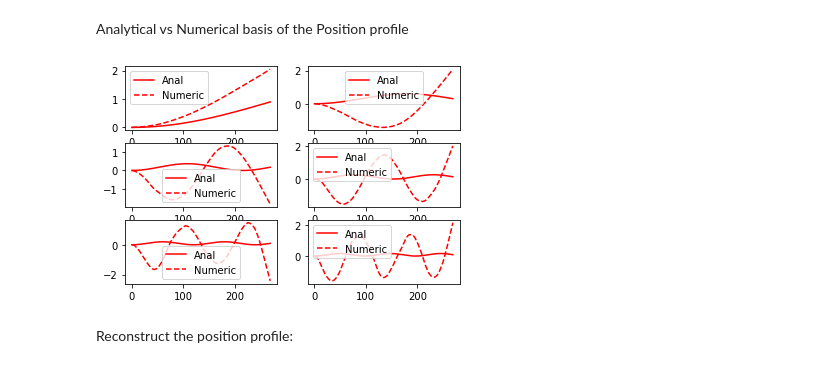
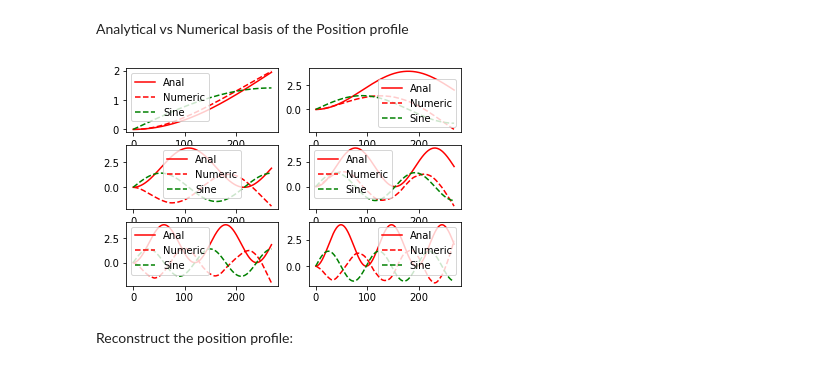
Before and after one commit to thinhhoang95/anomaly-detection-ngsim2, a Jupyter notebook: pwms_spherical/4_modelling_traffic.ipynb, the cells around one changed output. Saved outputs shown, nothing was run; the diff lists cells and outputs as text; code cells hidden in the pictures.

```diff
--- a/pwms_spherical/4_modelling_traffic.ipynb
+++ b/pwms_spherical/4_modelling_traffic.ipynb
@@ -116,18 +118,23 @@ for m in range(6):
 Analytical vs Numerical basis of the Position profile
 # %%
 x_basis = np.zeros((7,270))
+x_basis_not_scaled = np.zeros((7,270))
+sin_basis = np.zeros((7,270))
 xr = np.arange(270)
 for m in range(7):
     x_basis[m,:] = -np.sqrt(2) / ((m+1/2) * np.pi) * (np.cos(xr/270 * (m+1/2) * np.pi) - 1)
+    x_basis_not_scaled[m,:] = - (np.cos(xr/270 * (m+1/2) * np.pi) - 1) * 2.77 / np.sqrt(2)
+    sin_basis[m,:] = np.sqrt(2) * (np.sin(xr/270 * (m+1/2) * np.pi ))
 orig_x_basis = fpca_x.components_.data_matrix.reshape((6,270)) * np.sqrt(270) # scale up the original basis due to FPCA has sampling time = 1
 # i.e., 0<t<270 rather than 0<t<1. This causes the energy to be divided by sqrt(270) as integral of square must be equal to 1
 for m in range(6):
     plt.subplot(3,2,m+1)
-    plt.plot(xr, x_basis[m,:], 'r-', label='Anal')
-    plt.plot(xr, orig_x_basis[m, :270], 'r--', label='Numeric')
+    plt.plot(xr, x_basis_not_scaled[m,:], 'r-', label='Anal')
+    plt.plot(xr, -orig_x_basis[m, :270], 'r--', label='Numeric')
+    plt.plot(xr, sin_basis[m, :270], 'g--', label='Sine')
     plt.legend()
 # %% [output]
-[figure, old version]
+[figure, new version]
 # %% [markdown]
 Reconstruct the position profile:
 # %%
```
Also changed, not shown: parts of 10 cells of this notebook, 12 other files.
